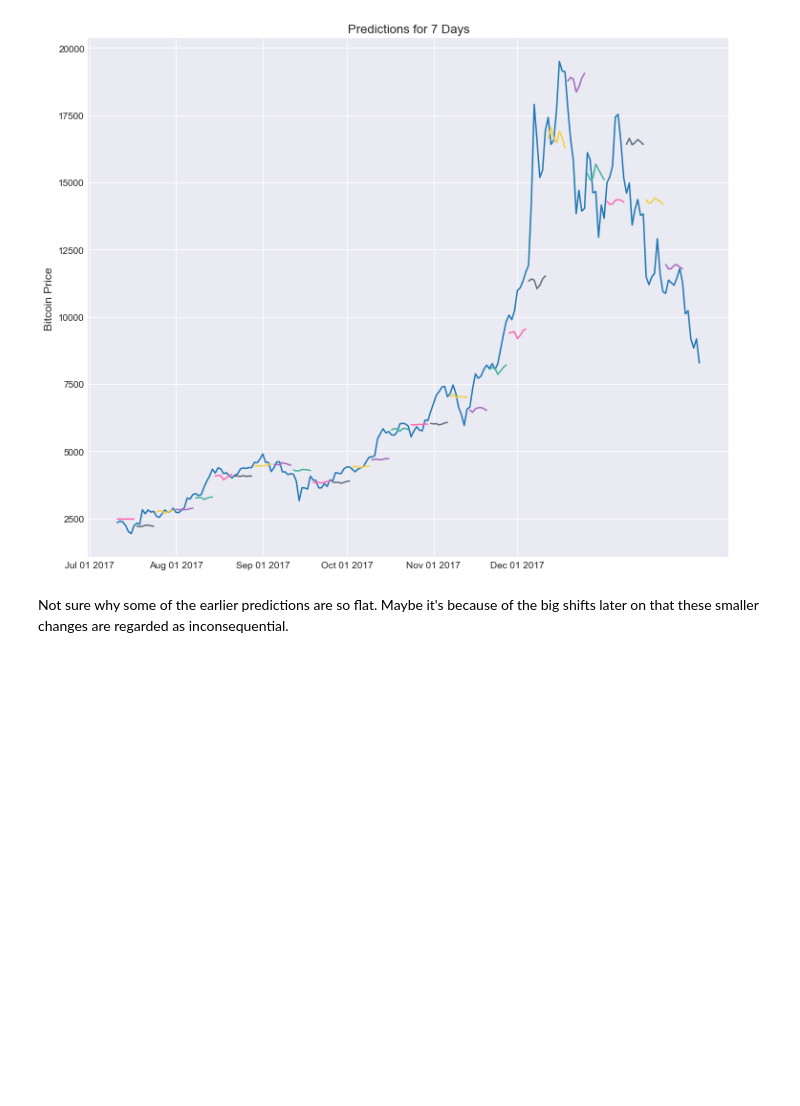
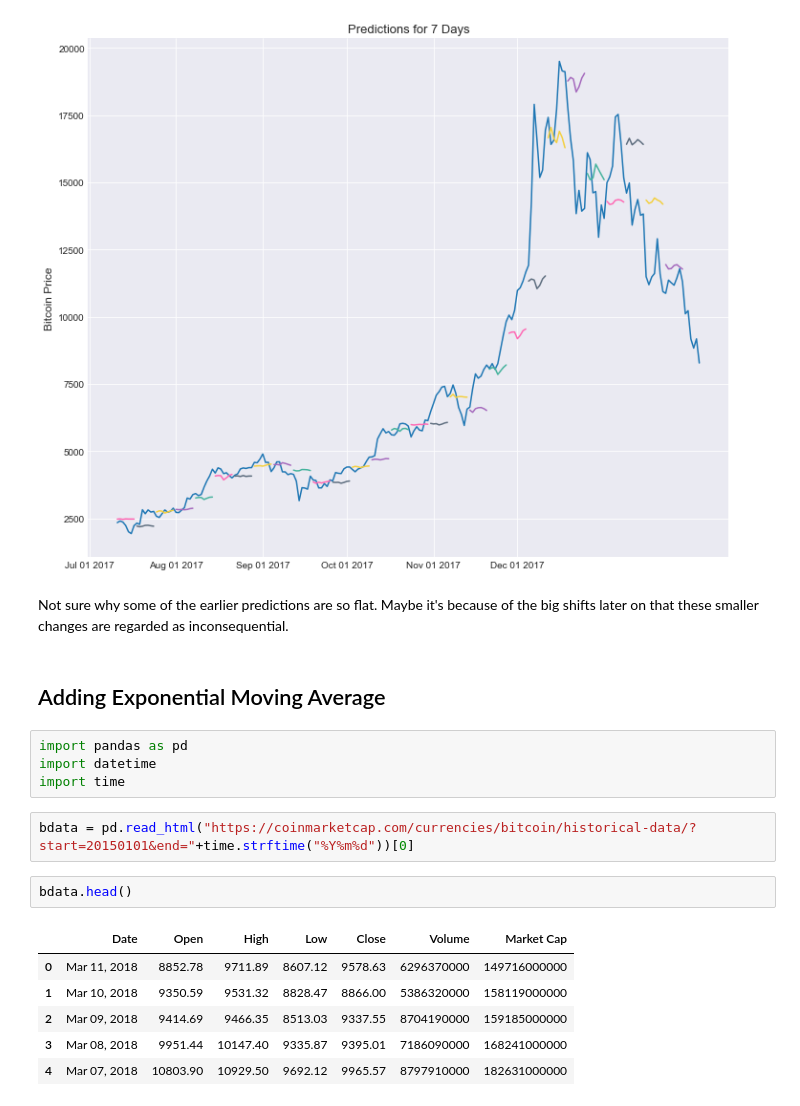
Before and after one commit to WillHTam/assorted_ml, a Jupyter notebook: BTC Analysis.ipynb, the cells around one changed output. Drawn from its saved outputs; the diff is of its cells as text; blank space fills up the shorter version.

```diff
--- a/BTC Analysis.ipynb
+++ b/BTC Analysis.ipynb
@@ -447,3 +447,20 @@ plt.show()
 [figure]
 # %% [markdown]
 Not sure why some of the earlier predictions are so flat. Maybe it's because of the big shifts later on that these smaller changes are regarded as inconsequential.
+# %% [markdown]
+## Adding Exponential Moving Average
+# %%
+import pandas as pd
+import datetime
+import time
+# %%
+bdata = pd.read_html("https://coinmarketcap.com/currencies/bitcoin/historical-data/?start=20150101&end="+time.strftime("%Y%m%d"))[0]
+# %%
+bdata.head()
+# %% [output]
+|  | Date | Open | High | Low | Close | Volume | Market Cap |
+| 0 | Mar 11, 2018 | 8852.78 | 9711.89 | 8607.12 | 9578.63 | 6296370000 | 149716000000 |
+| 1 | Mar 10, 2018 | 9350.59 | 9531.32 | 8828.47 | 8866.00 | 5386320000 | 158119000000 |
+| 2 | Mar 09, 2018 | 9414.69 | 9466.35 | 8513.03 | 9337.55 | 8704190000 | 159185000000 |
+| 3 | Mar 08, 2018 | 9951.44 | 10147.40 | 9335.87 | 9395.01 | 7186090000 | 168241000000 |
+| 4 | Mar 07, 2018 | 10803.90 | 10929.50 | 9692.12 | 9965.57 | 8797910000 | 182631000000 |
```
Also changed, not shown: parts of 4 cells of this notebook.
